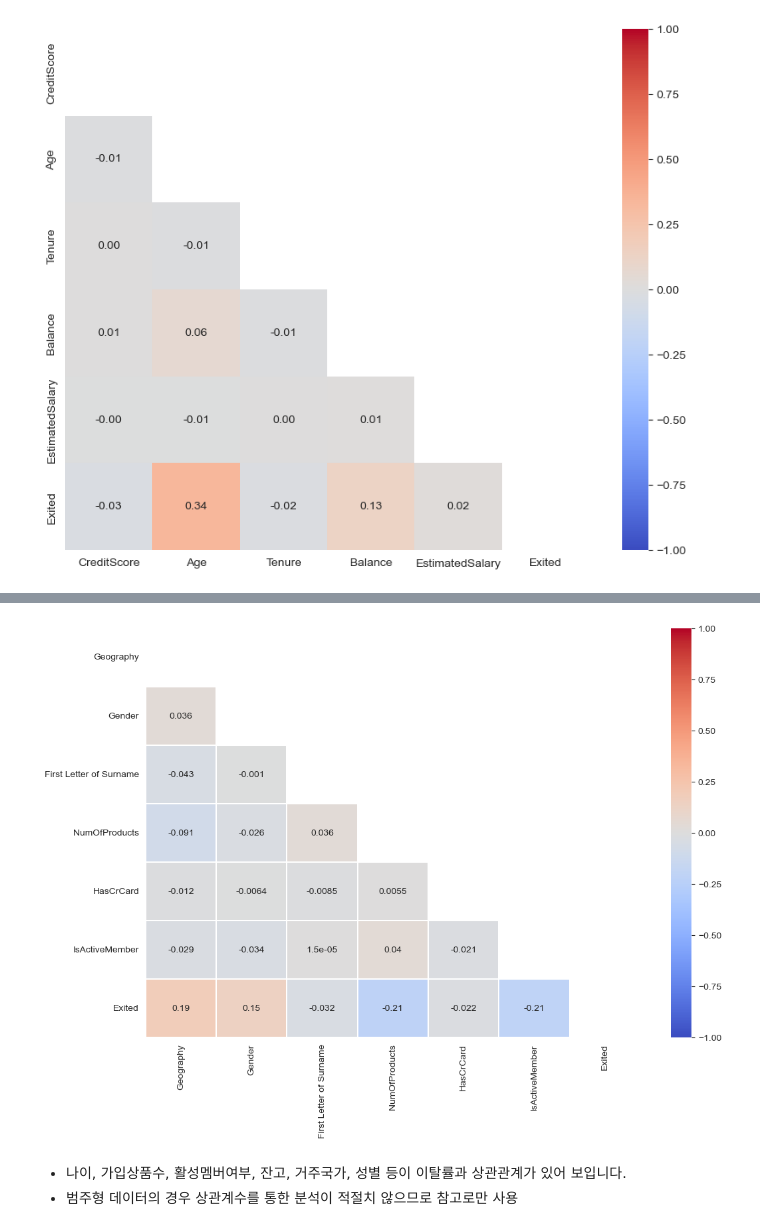
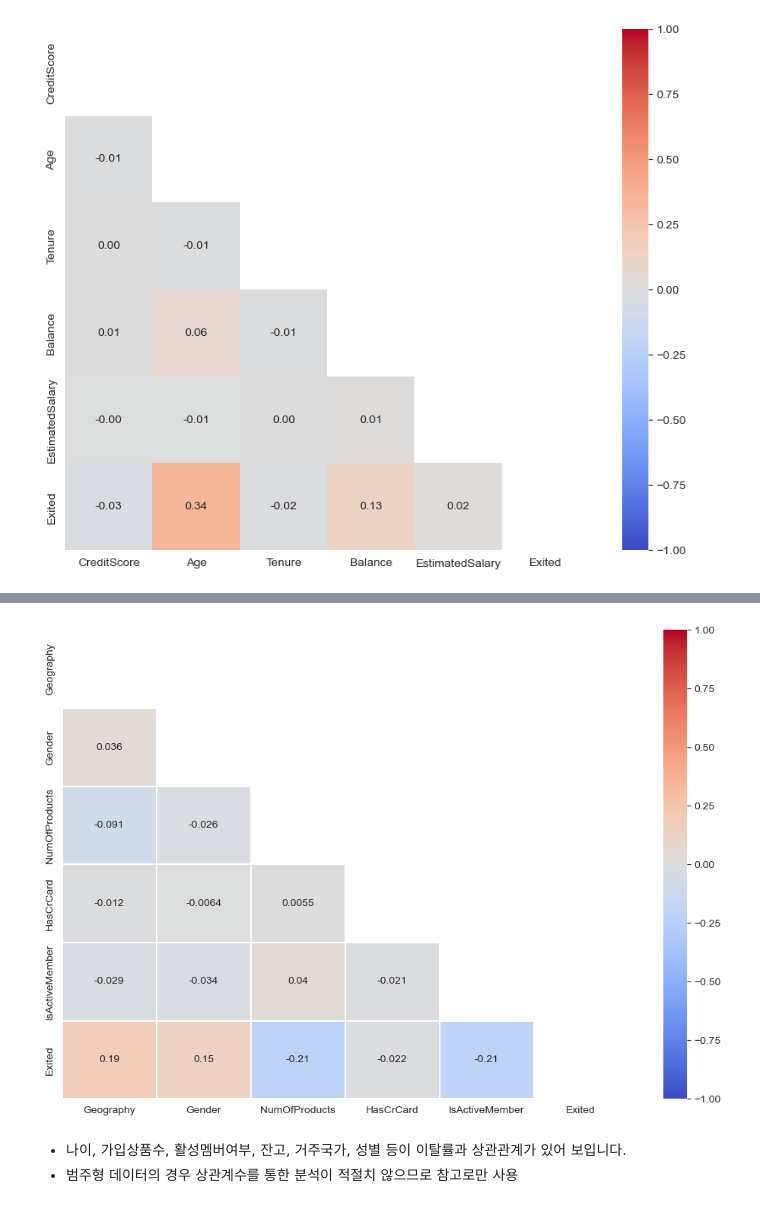
Before and after one commit to kikipark9/ML_Team_Project, a Jupyter notebook: eda_source/[EDA] RESULT.ipynb, the cells around one changed output, grey strips where cells are left out. Saved outputs shown, nothing was run; the diff lists cells and outputs as text; code cells hidden in the pictures.

Commit message:
modify heatmap v_2

```diff
--- a/eda_source/[EDA] RESULT.ipynb
+++ b/eda_source/[EDA] RESULT.ipynb
@@ -267,13 +275,12 @@ df_cat.head(5)
 # %%
-df_cat = pd.concat([df_cat, df['Exited']], axis=1).apply(lambda x: pd.factorize(x)[0])
-df_cat_corr = pd.concat([df_cat.drop('Exited', axis=1), df[['NumOfProducts', 'HasCrCard', 'IsActiveMember', 'Exited']]], axis=1).corr()
-
+df_cat = df_cat.apply(lambda x: pd.factorize(x)[0])
+df_cat_corr = pd.concat([df_cat, df[['NumOfProducts', 'HasCrCard', 'IsActiveMember', 'Exited']]], axis=1).corr()
 
 plt.figure(figsize=(12, 8))
 mask = np.triu(np.ones_like(df_cat_corr, dtype=bool))
 ax = sns.heatmap(df_cat_corr, mask=mask, xticklabels=df_cat_corr.columns, yticklabels=df_cat_corr.columns, annot=True, linewidths=.2, cmap='coolwarm', vmin=-1, vmax=1)
 # %% [output]
-[figure, old version]
+[figure, new version]
 # %% [markdown]
 - 나이, 가입상품수, 활성멤버여부, 잔고, 거주국가, 성별 등이 이탈률과 상관관계가 있어 보입니다.
 - 범주형 데이터의 경우 상관계수를 통한 분석이 적절치 않으므로 참고로만 사용
```
Also changed, not shown: parts of 2 cells of this notebook.
